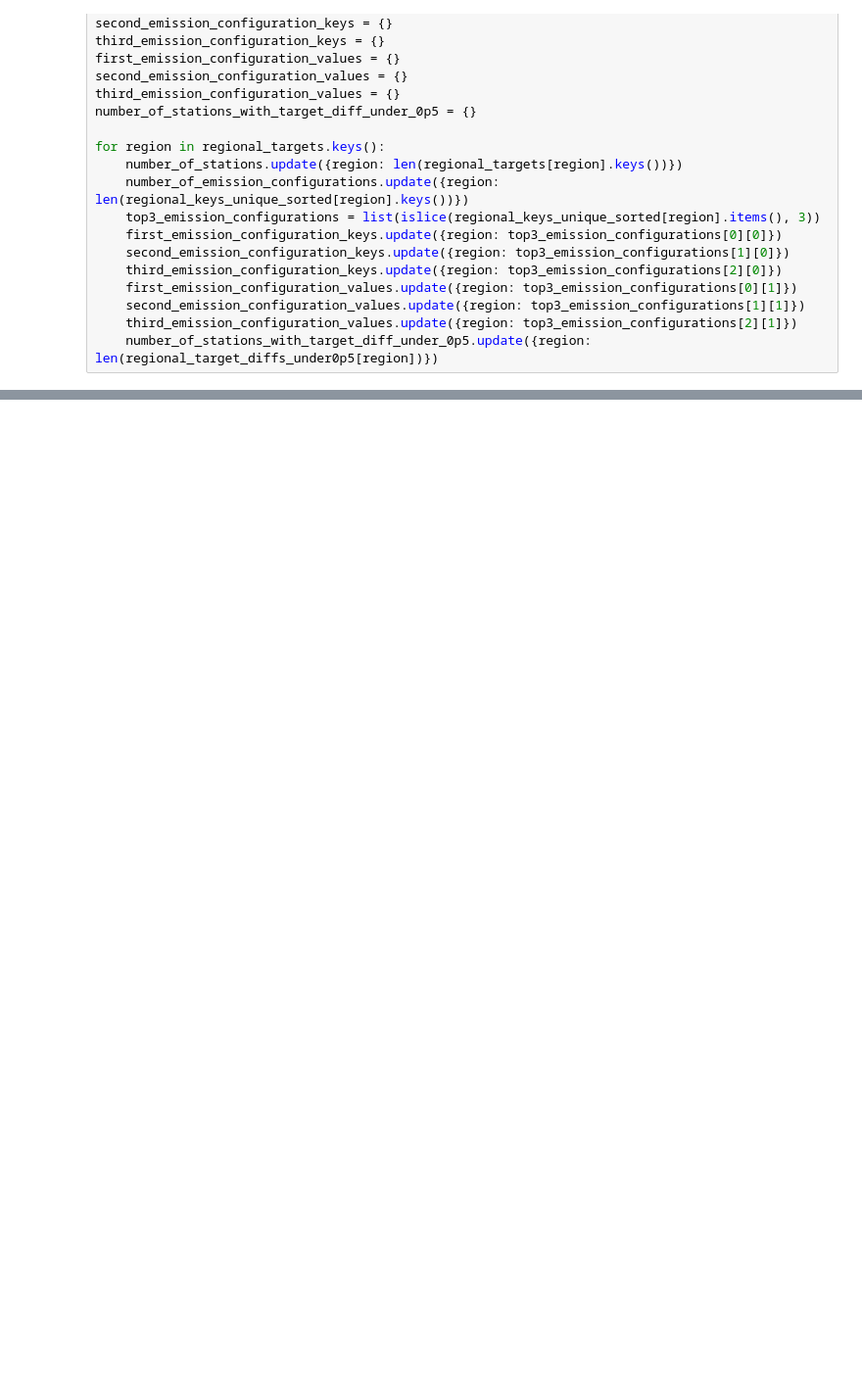
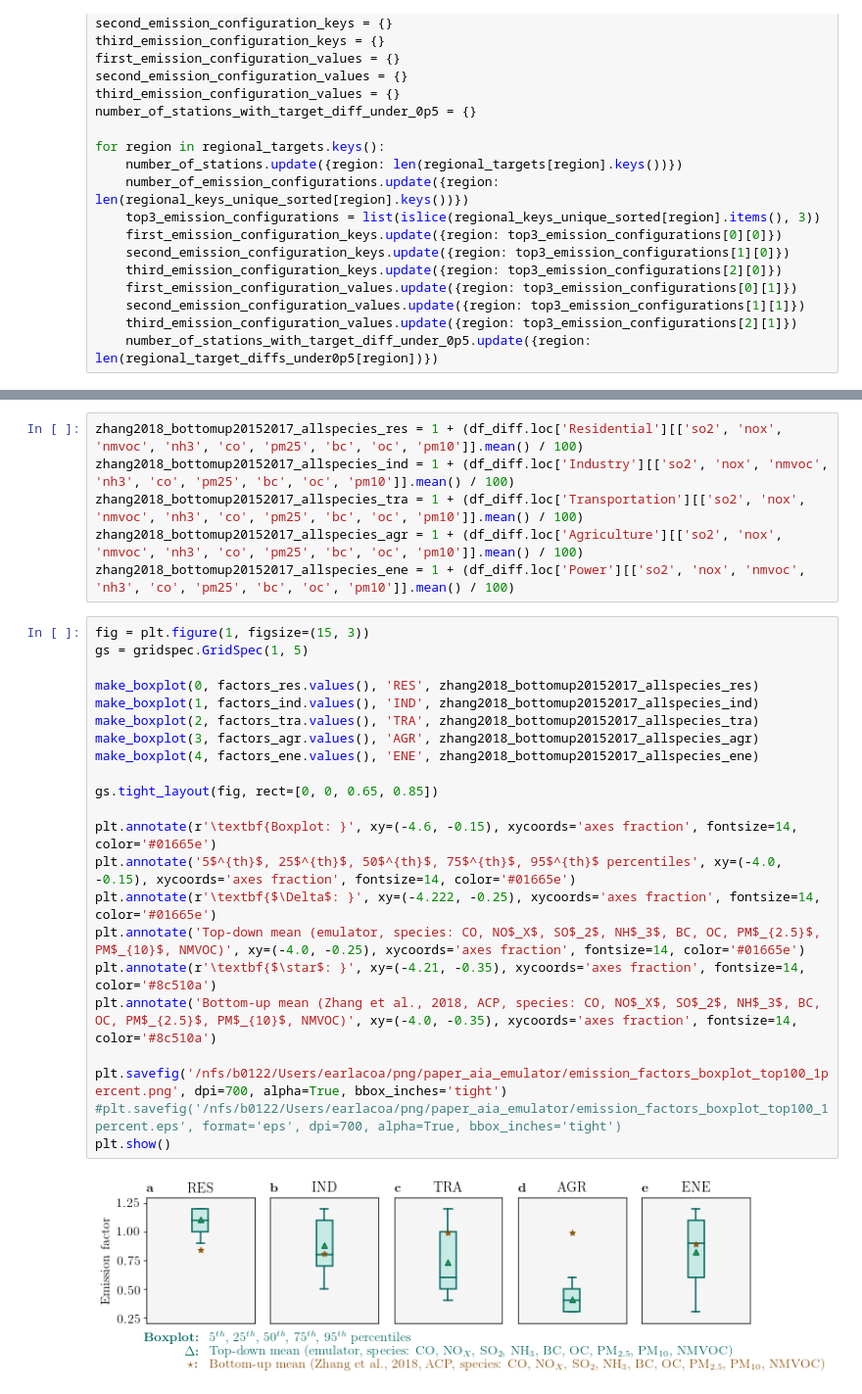
Before and after one commit to lukeconibear/emulator, a Jupyter notebook: find_emissions_that_caused_PM2.5_decline.ipynb, the cells around one changed output, grey strips where cells are left out. Shown at 98% size. Cells and saved outputs as stored; diff of their text form; blank space fills up the shorter version.

```diff
--- a/find_emissions_that_caused_PM2.5_decline.ipynb
+++ b/find_emissions_that_caused_PM2.5_decline.ipynb
@@ -318,0 +471,30 @@ df_regions
+# %%
+zhang2018_bottomup20152017_allspecies_res = 1 + (df_diff.loc['Residential'][['so2', 'nox', 'nmvoc', 'nh3', 'co', 'pm25', 'bc', 'oc', 'pm10']].mean() / 100)
+zhang2018_bottomup20152017_allspecies_ind = 1 + (df_diff.loc['Industry'][['so2', 'nox', 'nmvoc', 'nh3', 'co', 'pm25', 'bc', 'oc', 'pm10']].mean() / 100)
+zhang2018_bottomup20152017_allspecies_tra = 1 + (df_diff.loc['Transportation'][['so2', 'nox', 'nmvoc', 'nh3', 'co', 'pm25', 'bc', 'oc', 'pm10']].mean() / 100)
+zhang2018_bottomup20152017_allspecies_agr = 1 + (df_diff.loc['Agriculture'][['so2', 'nox', 'nmvoc', 'nh3', 'co', 'pm25', 'bc', 'oc', 'pm10']].mean() / 100)
+zhang2018_bottomup20152017_allspecies_ene = 1 + (df_diff.loc['Power'][['so2', 'nox', 'nmvoc', 'nh3', 'co', 'pm25', 'bc', 'oc', 'pm10']].mean() / 100)
+# %%
+fig = plt.figure(1, figsize=(15, 3))
+gs = gridspec.GridSpec(1, 5)
+
+make_boxplot(0, factors_res.values(), 'RES', zhang2018_bottomup20152017_allspecies_res)
+make_boxplot(1, factors_ind.values(), 'IND', zhang2018_bottomup20152017_allspecies_ind)
+make_boxplot(2, factors_tra.values(), 'TRA', zhang2018_bottomup20152017_allspecies_tra)
+make_boxplot(3, factors_agr.values(), 'AGR', zhang2018_bottomup20152017_allspecies_agr)
+make_boxplot(4, factors_ene.values(), 'ENE', zhang2018_bottomup20152017_allspecies_ene)
+
+gs.tight_layout(fig, rect=[0, 0, 0.65, 0.85])
+
+plt.annotate(r'\textbf{Boxplot: }', xy=(-4.6, -0.15), xycoords='axes fraction', fontsize=14, color='#01665e')
+plt.annotate('5$^{th}$, 25$^{th}$, 50$^{th}$, 75$^{th}$, 95$^{th}$ percentiles', xy=(-4.0, -0.15), xycoords='axes fraction', fontsize=14, color='#01665e')
+plt.annotate(r'\textbf{$\Delta$: }', xy=(-4.222, -0.25), xycoords='axes fraction', fontsize=14, color='#01665e')
+plt.annotate('Top-down mean (emulator, species: CO, NO$_X$, SO$_2$, NH$_3$, BC, OC, PM$_{2.5}$, PM$_{10}$, NMVOC)', xy=(-4.0, -0.25), xycoords='axes fraction', fontsize=14, color='#01665e')
+plt.annotate(r'\textbf{$\star$: }', xy=(-4.21, -0.35), xycoords='axes fraction', fontsize=14, color='#8c510a')
+plt.annotate('Bottom-up mean (Zhang et al., 2018, ACP, species: CO, NO$_X$, SO$_2$, NH$_3$, BC, OC, PM$_{2.5}$, PM$_{10}$, NMVOC)', xy=(-4.0, -0.35), xycoords='axes fraction', fontsize=14, color='#8c510a')
+
+plt.savefig('/nfs/b0122/Users/earlacoa/png/paper_aia_emulator/emission_factors_boxplot_top100_1percent.png', dpi=700, alpha=True, bbox_inches='tight')
+#plt.savefig('/nfs/b0122/Users/earlacoa/png/paper_aia_emulator/emission_factors_boxplot_top100_1percent.eps', format='eps', dpi=700, alpha=True, bbox_inches='tight')
+plt.show()
+# %% [output]
+[figure, added]
```
Also changed, not shown: parts of 23 cells of this notebook, 4 other files.
